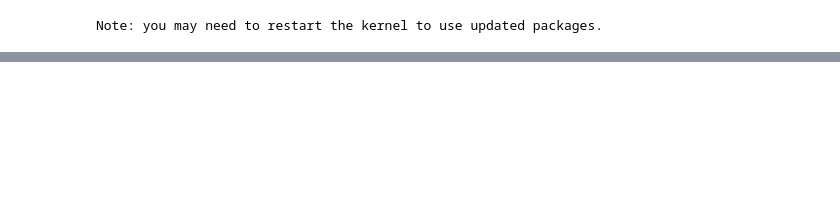
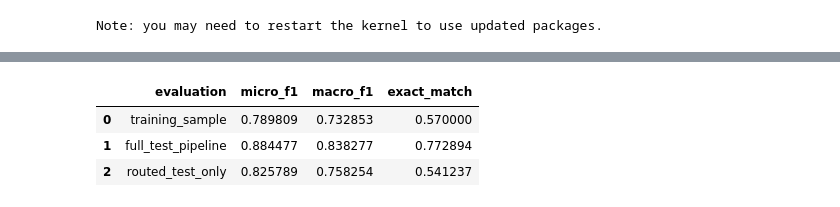
Before and after one commit to Prakhar528/gmrid-risk-classification-project, a Jupyter notebook: notebooks/04_stage_c_rag_llm.ipynb, the cells around one changed output, grey strips where cells are left out. Drawn from its saved outputs; the diff is of its cells as text; code cells hidden in the pictures; blank space fills up the shorter version.

Commit message:
completed stage c of risk classification

```diff
--- a/notebooks/04_stage_c_rag_llm.ipynb
+++ b/notebooks/04_stage_c_rag_llm.ipynb
@@ -654,0 +898,78 @@ print("Stage C outputs saved.")
+# %%
+train_results = pd.read_csv(
+    OUTPUT_DIR /
+    "stage_c_train_sample_predictions.csv"
+)
+
+test_results = pd.read_csv(
+    OUTPUT_DIR /
+    "stage_c_test_predictions.csv"
+)
+
+metrics = pd.read_csv(
+    OUTPUT_DIR /
+    "stage_c_metrics.csv"
+)
+
+
+assert len(train_results) == 100
+assert len(test_results) == 819
+
+assert test_results[
+    "final_predictions"
+].notna().all()
+
+
+test_results["final_predictions"] = (
+    test_results["final_predictions"].apply(
+        json.loads
+    )
+)
+
+
+route_mask = (
+    test_results["route_to_stage_c"]
+    .astype(str)
+    .str.lower()
+    .eq("true")
+)
+
+fallback_mask = (
+    test_results["fallback_used"]
+    .astype(str)
+    .str.lower()
+    .eq("true")
+)
+
+
+valid_risks = set(RISK_IDS)
+
+invalid_count = (
+    test_results["final_predictions"].apply(
+        lambda predictions:
+            not set(predictions).issubset(
+                valid_risks
+            )
+    )
+).sum()
+
+empty_count = (
+    test_results["final_predictions"]
+    .apply(len)
+    .eq(0)
+    .sum()
+)
+
+
+assert route_mask.sum() == 194
+assert invalid_count == 0
+
+
+print("Training records:", len(train_results))
+print("Test records:", len(test_results))
+print("Stage C records:", route_mask.sum())
+print("Fallbacks used:", fallback_mask.sum())
+print("Empty final predictions:", empty_count)
+
+display(metrics)
+# %% [output]
@@ -654,0 +981,4 @@ print("Stage C outputs saved.")
+|  | evaluation | micro_f1 | macro_f1 | exact_match |
+| 0 | training_sample | 0.789809 | 0.732853 | 0.570000 |
+| 1 | full_test_pipeline | 0.884477 | 0.838277 | 0.772894 |
+| 2 | routed_test_only | 0.825789 | 0.758254 | 0.541237 |
```
Also changed, not shown: parts of 29 cells of this notebook, 4 other files.
